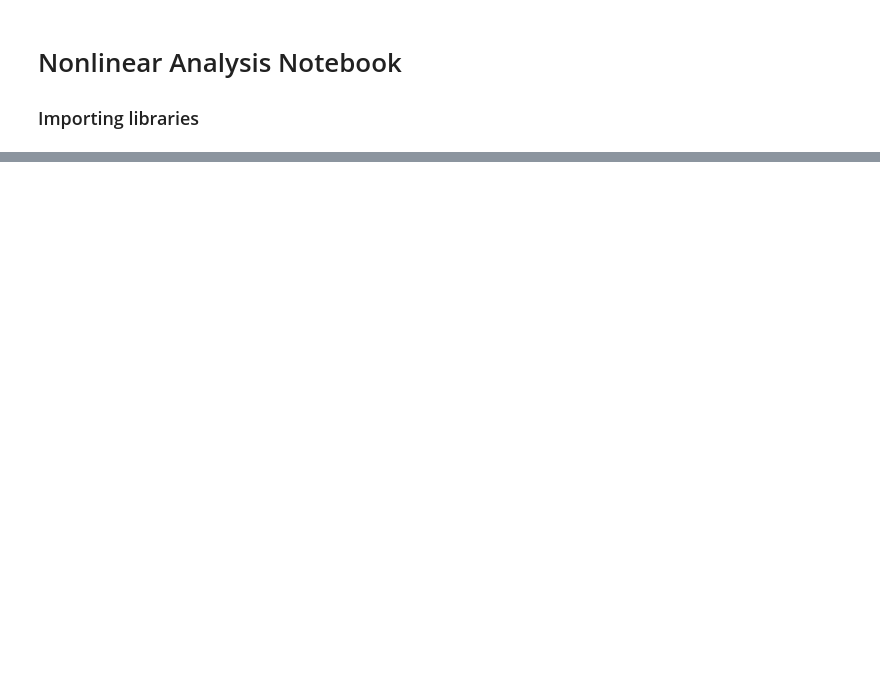
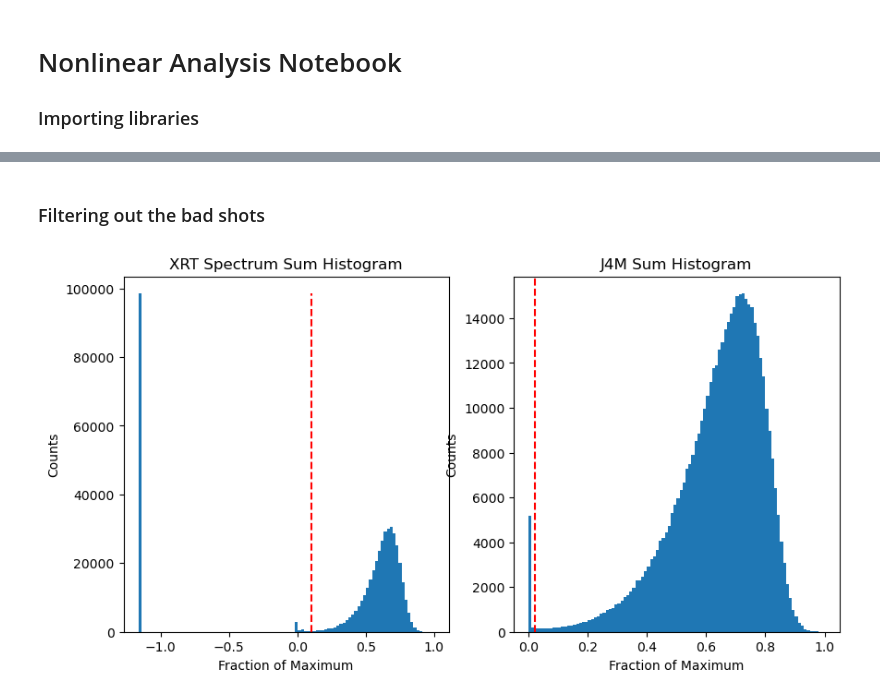
Before and after one commit to Weber-Group/L-10376, a Jupyter notebook: Nonlinear_Analysis.ipynb, the cells around one changed output, grey strips where cells are left out. Cells and saved outputs as stored; diff of their text form; code cells hidden in the pictures; blank space fills up the shorter version.

```diff
--- a/Nonlinear_Analysis.ipynb
+++ b/Nonlinear_Analysis.ipynb
@@ -81,0 +151,28 @@ xray_eV = data['ebeam/photon_energy']    # x-ray energy energy in eV
+# %% [markdown]
+### Filtering out the bad shots
+# %%
+##########
+integration_cutoff = 0.1
+scattering_cutoff = 0.02
+##########
+int_spec = spec.sum(axis=1)
+
+plt.figure(figsize=[10,5])
+plt.subplot(1,2,1)
+plt.hist(int_spec/int_spec.max(),bins=100);
+plt.axvline(integration_cutoff,color='r',linestyle='--')
+plt.title('XRT Spectrum Sum Histogram')
+plt.xlabel('Fraction of Maximum')
+plt.ylabel('Counts')
+plt.subplot(1,2,2)
+plt.hist(scattered_xrays/scattered_xrays.max(),bins=100)
+plt.axvline(scattering_cutoff,color='r',linestyle='--')
+plt.title('J4M Sum Histogram')
+plt.xlabel('Fraction of Maximum')
+plt.ylabel('Counts')
+plt.show()
+# Doing the actual filtering
+goodSpecIdx = (int_spec/int_spec.max()>integration_cutoff) & (xrayOn2) & (~laserOn) & (scattered_xrays/scattered_xrays.max()>scattering_cutoff) & (~np.isnan(dg2Sum))
+specGood = spec[goodSpecIdx]
+# %% [output]
+[figure, added]
```
Also changed, not shown: parts of 20 cells of this notebook.
